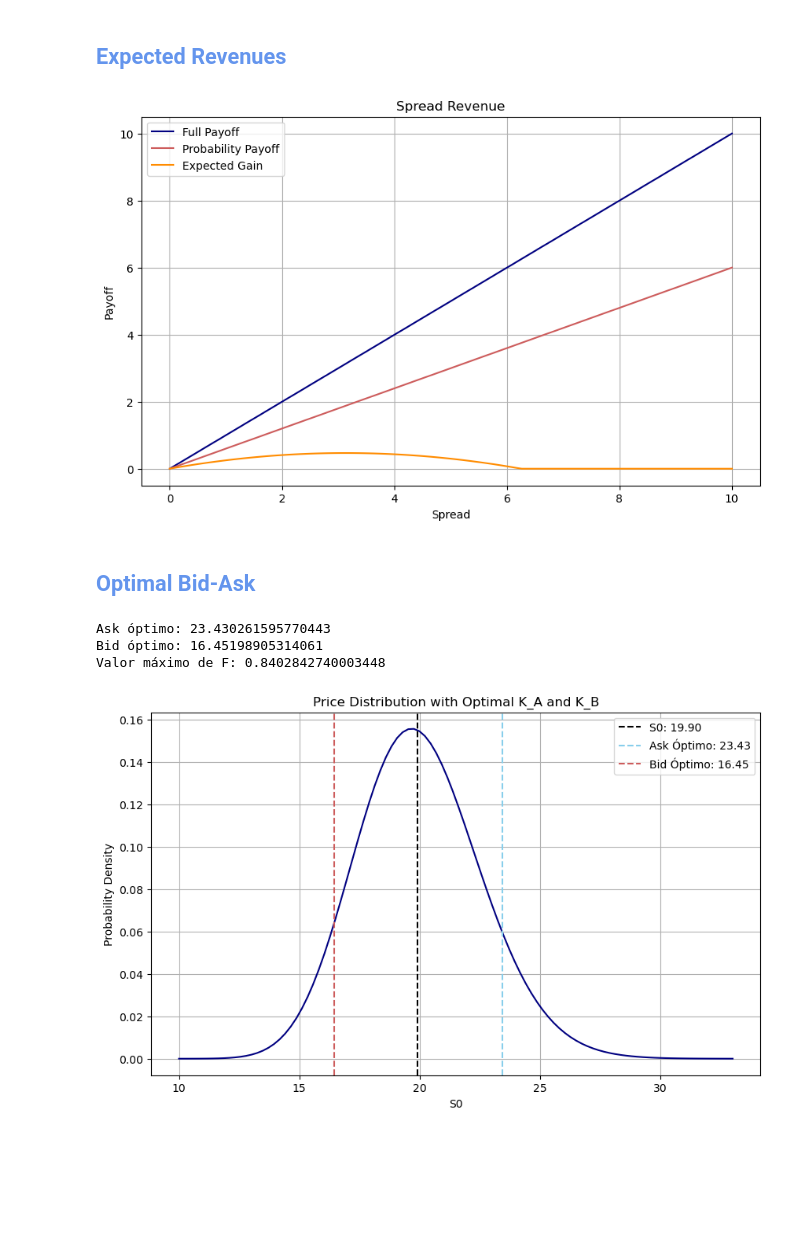
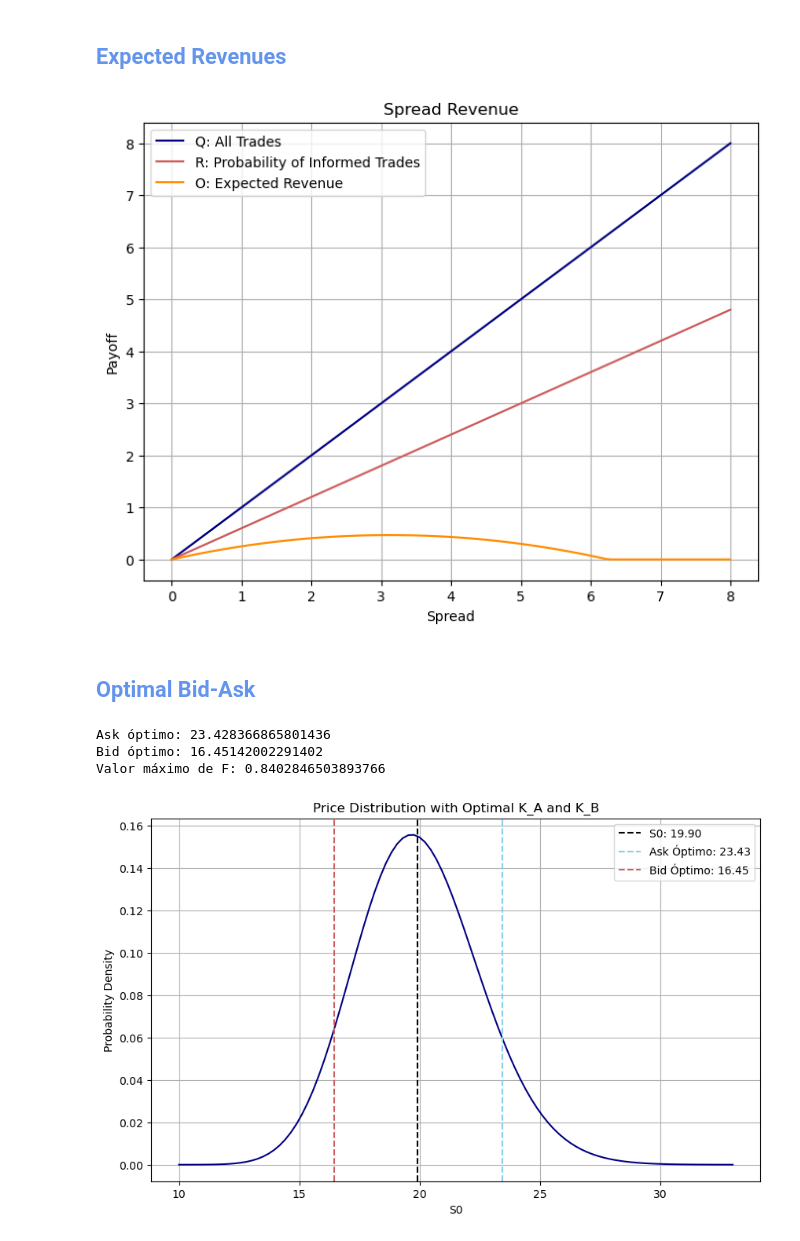
Before and after one commit to LuisMB09/Trading, a Jupyter notebook: Information_Based_Models.ipynb, the cells around one changed output. Saved outputs shown, nothing was run; the diff lists cells and outputs as text; code cells hidden in the pictures; blank space fills up the shorter version.

Commit message:
Adjusting initial guess and better graph labeling

```diff
--- a/Information_Based_Models.ipynb
+++ b/Information_Based_Models.ipynb
@@ -44,22 +44,22 @@ plt.show()
 # %% [markdown]
 ## <font color='cornflowerblue'> Expected Revenues
 # %%
-spread = np.linspace(0, 10, 100)
+spread = np.linspace(0, 8, 100)
 expected_gain = pi_lb(spread) * 0.6 * spread
 
-plt.figure(figsize=(10, 6))
-plt.plot(spread, spread, c = 'navy', label='Full Payoff')
-plt.plot(spread, 0.6*spread, c = 'indianred', label='Probability Payoff')
-plt.plot(spread, expected_gain, c = 'darkorange', label='Expected Gain')
+plt.figure(figsize=(8, 6))
+plt.plot(spread, spread, c = 'navy', label='Q: All Trades')
+plt.plot(spread, 0.6*spread, c = 'indianred', label='R: Probability of Informed Trades')
+plt.plot(spread, expected_gain, c = 'darkorange', label='O: Expected Revenue')
 
 plt.title("Spread Revenue")
 plt.xlabel("Spread")
 plt.ylabel("Payoff")
 plt.legend()
 plt.grid()
 plt.show()
 # %% [output]
-[figure, old version]
+[figure, new version]
 # %% [markdown]
 ## <font color='cornflowerblue'> Optimal Bid-Ask
 # %%
@@ -77,7 +77,7 @@ def objective(x):
 
     return -(p1 - pi_i * (p2 + p3))
 
-x0 = [25.0, 15.0]
+x0 = [S0+1, S0-1]
 bounds = [(0, None), (0, None)]
 constraint = {'type': 'ineq', 'fun': lambda x: x[0] - x[1]}
 
@@ -88,9 +88,9 @@ print("Ask óptimo:", ka_opt)
 print("Bid óptimo:", kb_opt)
 print("Valor máximo de F:", -res.fun)
 # %% [output]
-Ask óptimo: 23.430261595770443
-Bid óptimo: 16.45198905314061
-Valor máximo de F: 0.8402842740003448
+Ask óptimo: 23.428366865801436
+Bid óptimo: 16.45142002291402
+Valor máximo de F: 0.8402846503893766
 # %%
 plt.figure(figsize=(10, 6))
 
```
